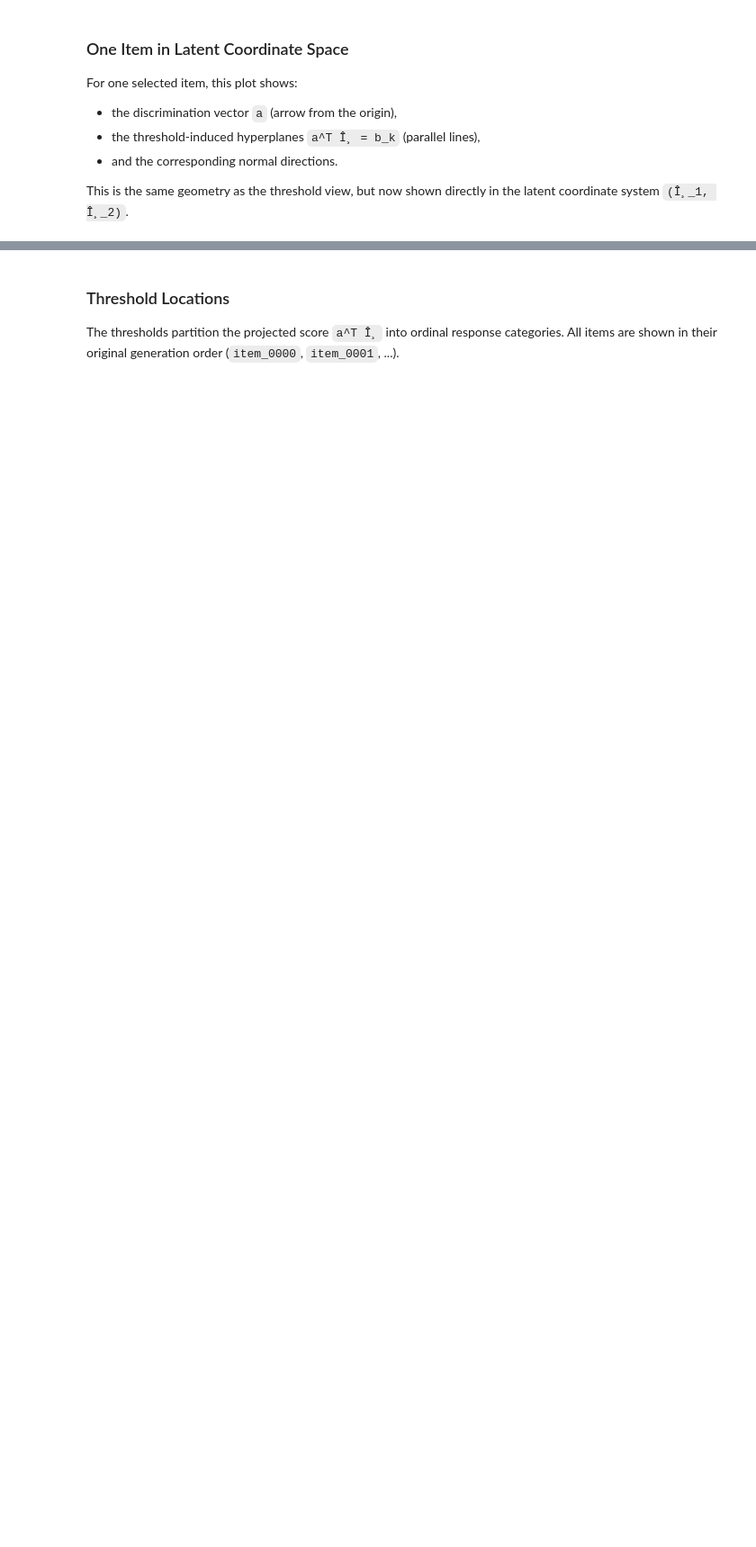
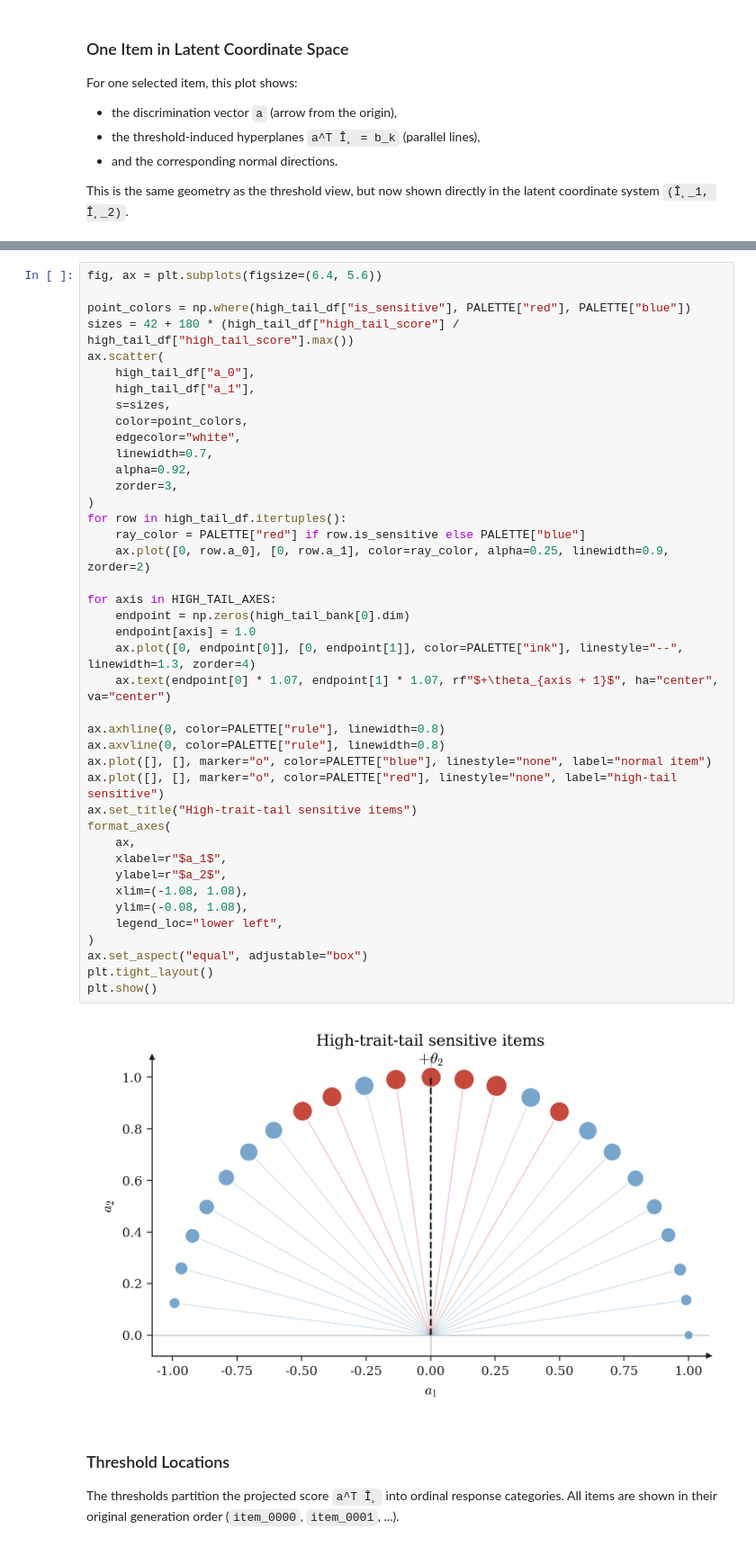
Before and after one commit to oelcoe/Adaptive-Onboarding, a Jupyter notebook: notebooks/03_synthetic_item_bank_visualization.ipynb, the cells around one changed output, grey strips where cells are left out. Shown at 90% size. Drawn from its saved outputs; the diff is of its cells as text; blank space fills up the shorter version.

```diff
--- a/notebooks/03_synthetic_item_bank_visualization.ipynb
+++ b/notebooks/03_synthetic_item_bank_visualization.ipynb
@@ -183,3 +254,46 @@ Ignoring fixed x limits to fulfill fixed data aspect with adjustable data limits
+# %%
+fig, ax = plt.subplots(figsize=(6.4, 5.6))
+
+point_colors = np.where(high_tail_df["is_sensitive"], PALETTE["red"], PALETTE["blue"])
+sizes = 42 + 180 * (high_tail_df["high_tail_score"] / high_tail_df["high_tail_score"].max())
+ax.scatter(
+    high_tail_df["a_0"],
+    high_tail_df["a_1"],
+    s=sizes,
+    color=point_colors,
+    edgecolor="white",
+    linewidth=0.7,
+    alpha=0.92,
+    zorder=3,
+)
+for row in high_tail_df.itertuples():
+    ray_color = PALETTE["red"] if row.is_sensitive else PALETTE["blue"]
+    ax.plot([0, row.a_0], [0, row.a_1], color=ray_color, alpha=0.25, linewidth=0.9, zorder=2)
+
+for axis in HIGH_TAIL_AXES:
+    endpoint = np.zeros(high_tail_bank[0].dim)
+    endpoint[axis] = 1.0
+    ax.plot([0, endpoint[0]], [0, endpoint[1]], color=PALETTE["ink"], linestyle="--", linewidth=1.3, zorder=4)
+    ax.text(endpoint[0] * 1.07, endpoint[1] * 1.07, rf"$+\theta_{axis + 1}$", ha="center", va="center")
+
+ax.axhline(0, color=PALETTE["rule"], linewidth=0.8)
+ax.axvline(0, color=PALETTE["rule"], linewidth=0.8)
+ax.plot([], [], marker="o", color=PALETTE["blue"], linestyle="none", label="normal item")
+ax.plot([], [], marker="o", color=PALETTE["red"], linestyle="none", label="high-tail sensitive")
+ax.set_title("High-trait-tail sensitive items")
+format_axes(
+    ax,
+    xlabel=r"$a_1$",
+    ylabel=r"$a_2$",
+    xlim=(-1.08, 1.08),
+    ylim=(-0.08, 1.08),
+    legend_loc="lower left",
+)
+ax.set_aspect("equal", adjustable="box")
+plt.tight_layout()
+plt.show()
+# %% [output]
+[figure, added]
 # %% [markdown]
 ### Threshold Locations
 
```
Also changed, not shown: parts of 6 cells of this notebook, 22 other files.
